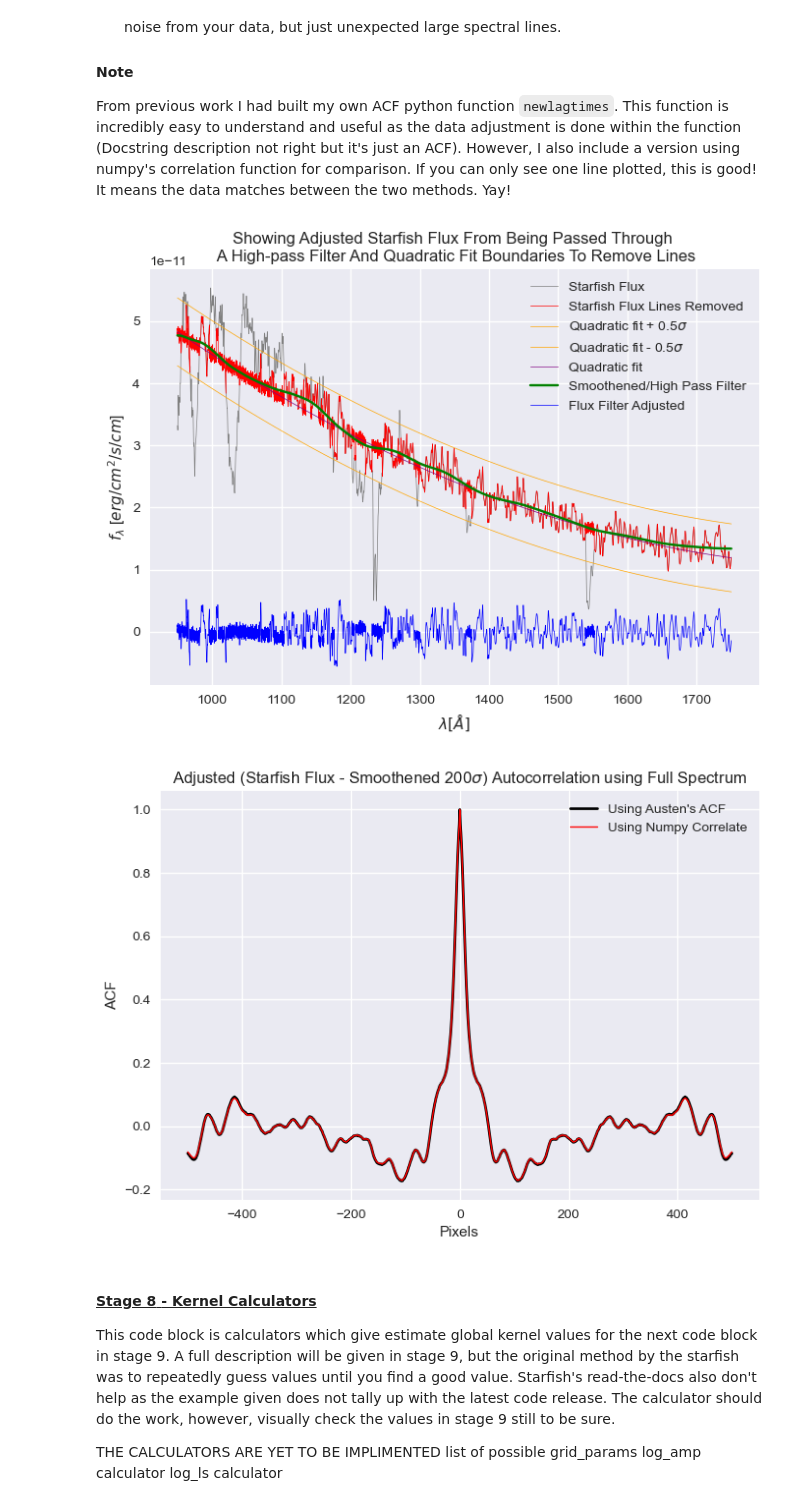
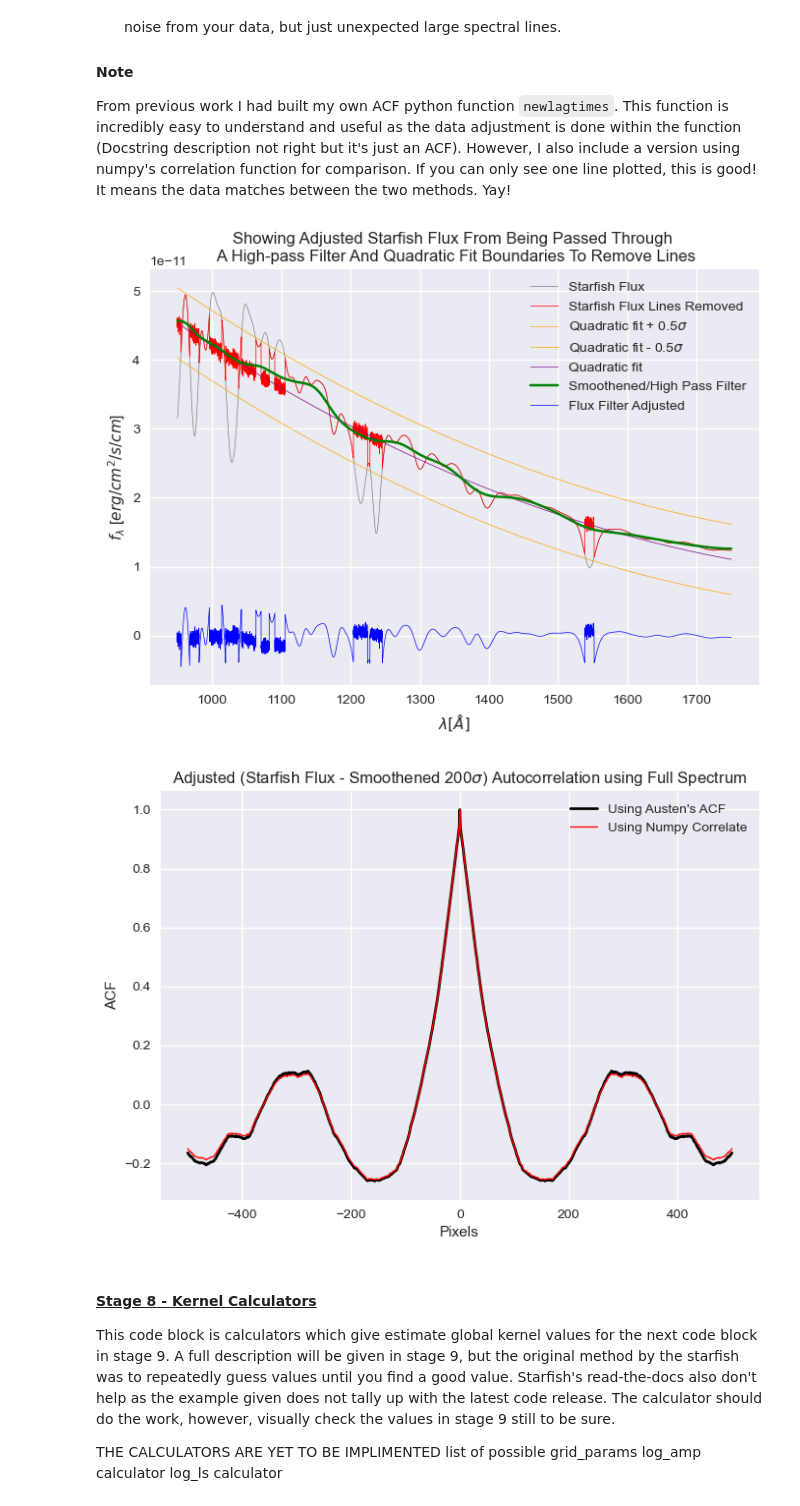
Before and after one commit to AustenWallis/Speculate, a Jupyter notebook: Speculate Cookbook Guide.ipynb, the cells around one changed output. Cells and saved outputs as stored; diff of their text form; code cells hidden in the pictures.

```diff
--- a/Speculate Cookbook Guide.ipynb
+++ b/Speculate Cookbook Guide.ipynb
@@ -523,12 +527,13 @@ The code cell loads your emulator file, ensure this is the correct file you wish
 # %%
 """5) If you want to see the emulator covariance matrix for a grid point, run this cell"""
 
-emu = Emulator.load("KWD_emu_full_ss_cyg.hdf5")
+emu = Emulator.load("Grid-Emulator_Files/Emulator_full.hdf5")
 random_grid_point = random.choice(emu.grid_points)
 print("Random Grid Point Selection")
 print(list(emu.param_names))
+print(emu.grid_points[0])
 print(random_grid_point)
-weights, cov = emu(random_grid_point)
+weights, cov = emu(emu.grid_points[0]) #random_grid_point
 X = emu.eigenspectra * (emu.flux_std)
 flux = (weights @ X) + emu.flux_mean
 emu_cov = X.T @ cov @ X
@@ -536,5 +541,6 @@ plt.matshow(emu_cov, cmap='Reds')
 plt.title("Emulator Covariance Matrix")
 plt.colorbar()
 plt.show()
+plt.plot(emu.wl, flux)
 # %% [output]
 Random Grid Point Selection
@@ -572,20 +628,21 @@ Upon completion a plot of your data spectrum should be shown.
 """
 ### ----- Switches here ----|
                             # Turn off/on [0,1] to use this method
-data_one = 0                # 1)
-data_two = 1                # 2)
-data_three = 0              # 3) <--- Yet to implement!
+data_one = 1                # 1)
+data_two = 0                # 2)
+data_three = 0              # 3)
 data_four = 0               # 4)
 ### ------------------------|
 
 ### ----------- Inputs here ------------|
 # 1)
 if data_one == 1:
-    file = 'sscyg_k2_040102000000.spec' # < File corresponds to grid points in section 2
+    file = 'sscyg_k2_040102000001.spec' # < File corresponds to grid points in section 2
                                         # < Parameter's point given by the XX number in the name (6 params = 12 digits)
+                                        # < 040102000000 = 4.5e-10, 16, 1, 1, 1e10, 3
 # 2)
 if data_two == 1:
-    file = 'sscyg_k2_040102000000.spec' # < File naming same as 1)
+    file = 'sscyg_k2_040102000001.spec' # < File naming same as 1)
     noise_std = 0.50                    # < Percentage noise (0.05 sigma)
 # 3)
 if data_three == 1:
@@ -611,17 +668,21 @@ if data_three == 1:
 if data_four == 1:
     waves, fluxes = np.loadtxt(f'kgrid/{file}', unpack = True, usecols=(1,10), skiprows=74)
 
-
-
+# Data manipulation/truncation into correct format.
 wl_range_data = (wl_range[0]+50, wl_range[1]-50)
 waves = np.flip(waves)
 fluxes = np.flip(fluxes)
+fluxes = gaussian_filter1d(fluxes, 50)
+if scale == 'log':
+    fluxes = [np.log10(i) for i in fluxes] #log
+    fluxes = np.array(fluxes) #log
+if scale == 'scaled':
+    fluxes /= np.mean(fluxes)
 indexes = np.where((waves >= wl_range_data[0]) & (waves <= wl_range_data[1]))
 waves = waves[indexes[0]]
 fluxes = fluxes[indexes[0]]
 raw_flux = list(fluxes)
-fluxes = gaussian_filter1d(fluxes, 5)
 sigmas = np.zeros(len(waves))
 data = Spectrum(waves, fluxes, sigmas=sigmas, masks=None)
-data.plot()
+data.plot(yscale="linear")
 # %% [output]
@@ -688,39 +749,46 @@ plt.plot(waves, fit_err_plus, color='orange', label=f'Quadratic fit + {percent}$
 plt.plot(waves, fit_err_minus, color='orange', label=f'Quadratic fit - {percent}$\sigma$', linewidth=0.5)
 plt.plot(waves, fit, color='purple', label='Quadratic fit', linewidth=0.5)
 plt.plot(waves, smooth_flux, color='green', label='Smoothened/High Pass Filter')
-plt.plot(waves, adj_flux, color='blue', label='Flux Filter Adjusted', linewidth=0.5)
+if scale == 'linear' or scale == 'scaled':
+    plt.plot(waves, adj_flux, color='blue', label='Flux Filter Adjusted', linewidth=0.5)
 plt.xlabel('$\lambda [\AA]$')
 plt.ylabel('$f_\lambda$ [$erg/cm^2/s/cm$]')
 plt.title('Showing Adjusted Starfish Flux From Being Passed Through \n A High-pass Filter And Quadratic Fit Boundaries To Remove Lines')
 plt.legend()
 plt.show()
+if scale == 'log':
+    plt.plot(waves, adj_flux, color='blue', label='Flux Filter Adjusted', linewidth=0.5)
+    plt.xlabel('$\lambda [\AA]$')
+    plt.ylabel('$f_\lambda$ [$erg/cm^2/s/cm$]')
+    plt.legend()
+    plt.show()
 
 pixels1, autocorrelation = newlagtimes(adj_flux, adj_flux, lags) # Austen's custom Autocorrelation function.
 plt.plot(pixels1, autocorrelation, label="Using Austen's ACF", linewidth=2, color = 'black')
 plt.title(f'Adjusted (Starfish Flux - Smoothened {high_pass_sigma}$\sigma$) Autocorrelation using Full Spectrum')
 plt.ylabel('ACF')
 plt.xlabel('Pixels')
 
 # Numpy's autocorrelation method for comparison checks.
 mean = np.mean(adj_flux)
 var = np.var(adj_flux)
 ndata = adj_flux - mean
 acorr = np.correlate(ndata, ndata, 'same')
 acorr = acorr /var/ len(ndata)
 pixels = np.arange(len(acorr))
 if len(acorr)%2 ==0:
     pixels = pixels - len(acorr)/2
 else:
     pixels = pixels - len(acorr)/2 +0.5
 indx = int(np.where(pixels == 0)[0])
 lagpixels = pixels[indx-lags:indx+lags+1]
 lagacorr = acorr[indx-lags:indx+lags+1]
 plt.plot(lagpixels, lagacorr, color='red', label='Using Numpy Correlate', linewidth=1)
 plt.legend()
 plt.show()
 # %% [output]
-[figure, old version]
+[figure, new version]
-[figure, old version]
+[figure, new version]
 # %% [markdown]
 #### <u>**Stage 8** - Kernel Calculators</u>
 
```
Also changed, not shown: parts of 29 cells of this notebook, 34 other files.
